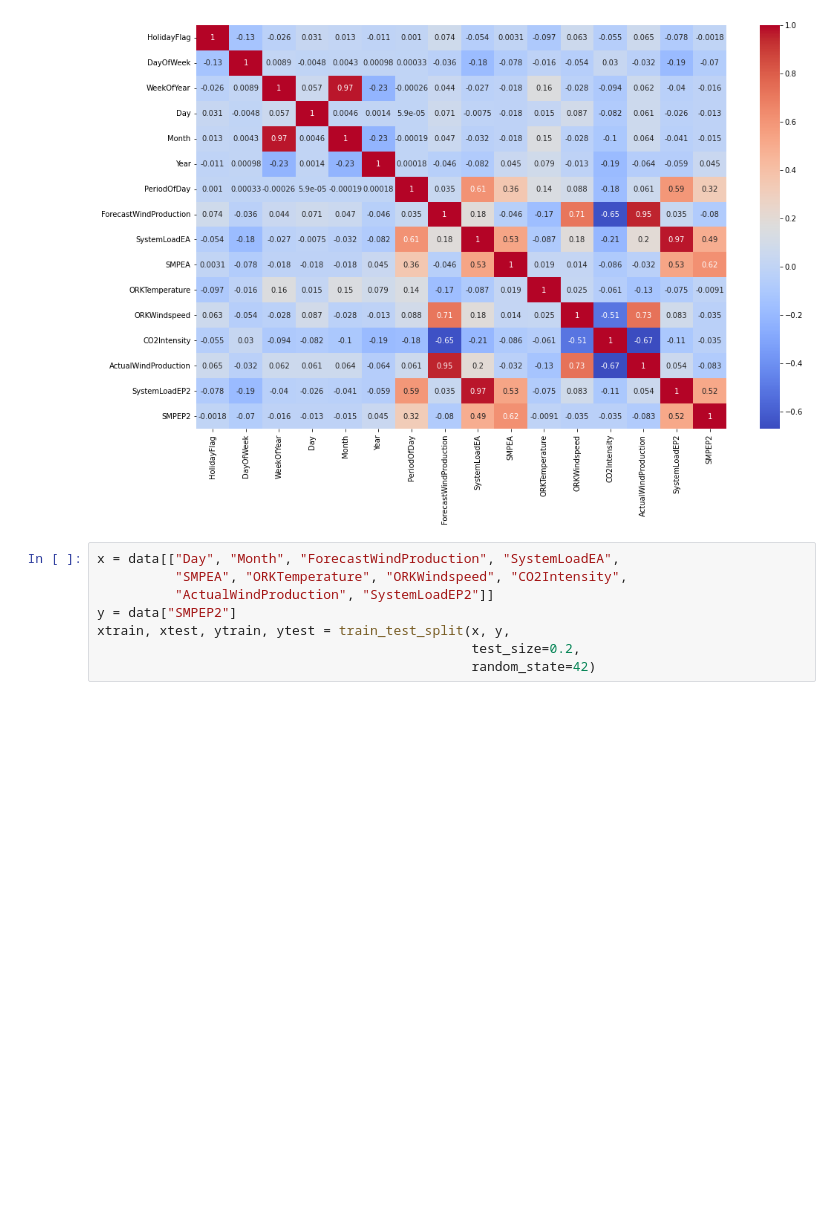
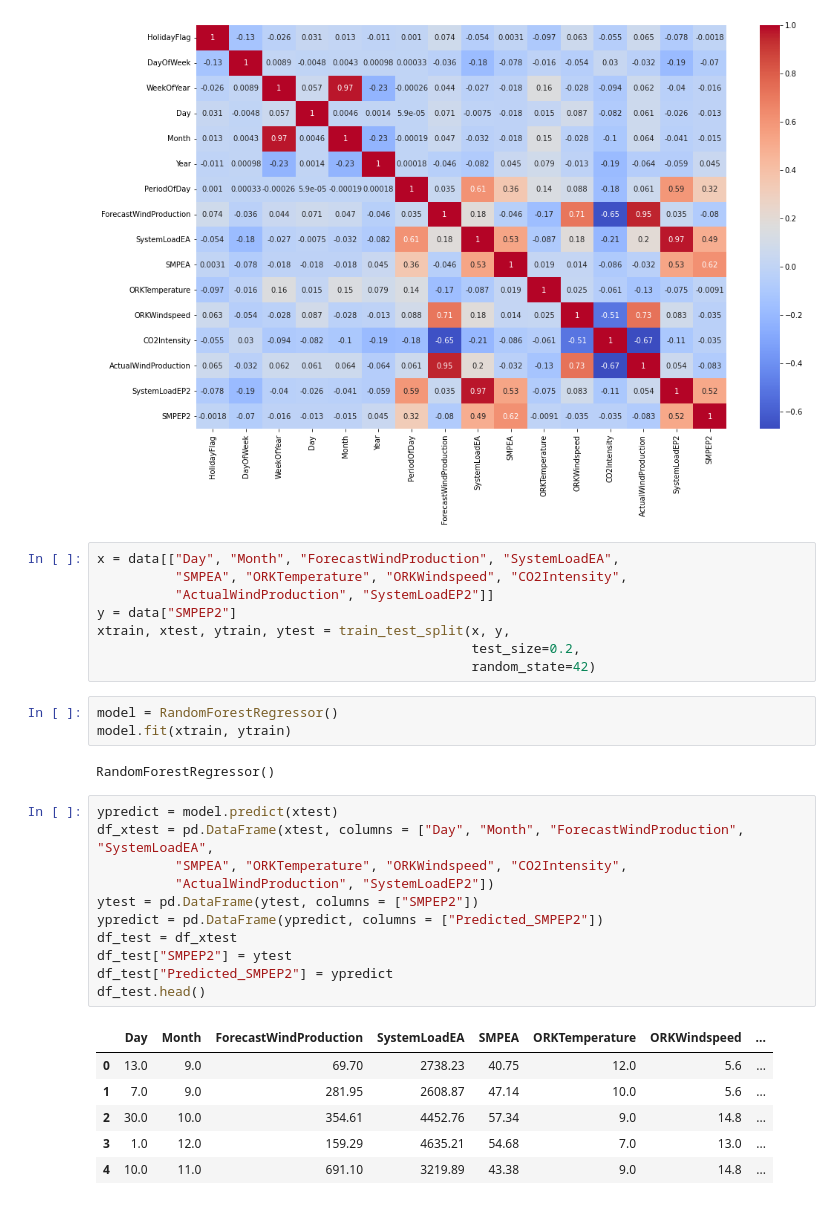
Before and after one commit to YGA04/DS-projects, a Jupyter notebook: Electricity price prediction/electricity_price.ipynb, the cells around one changed output. Drawn from its saved outputs; the diff is of its cells as text; blank space fills up the shorter version.

```diff
--- a/Electricity price prediction/electricity_price.ipynb
+++ b/Electricity price prediction/electricity_price.ipynb
@@ -118,3 +120,26 @@ y = data["SMPEP2"]
 xtrain, xtest, ytrain, ytest = train_test_split(x, y,
                                                 test_size=0.2,
                                                 random_state=42)
+# %%
+model = RandomForestRegressor()
+model.fit(xtrain, ytrain)
+# %% [output]
+RandomForestRegressor()
+# %%
+ypredict = model.predict(xtest)
+df_xtest = pd.DataFrame(xtest, columns = ["Day", "Month", "ForecastWindProduction", "SystemLoadEA",
+          "SMPEA", "ORKTemperature", "ORKWindspeed", "CO2Intensity",
+          "ActualWindProduction", "SystemLoadEP2"])
+ytest = pd.DataFrame(ytest, columns = ["SMPEP2"])
+ypredict = pd.DataFrame(ypredict, columns = ["Predicted_SMPEP2"])
+df_test = df_xtest
+df_test["SMPEP2"] = ytest
+df_test["Predicted_SMPEP2"] = ypredict
+df_test.head()
+# %% [output]
+|  | Day | Month | ForecastWindProduction | SystemLoadEA | SMPEA | ORKTemperature | ORKWindspeed | ... |
+| 0 | 13.0 | 9.0 | 69.70 | 2738.23 | 40.75 | 12.0 | 5.6 | ... |
+| 1 | 7.0 | 9.0 | 281.95 | 2608.87 | 47.14 | 10.0 | 5.6 | ... |
+| 2 | 30.0 | 10.0 | 354.61 | 4452.76 | 57.34 | 9.0 | 14.8 | ... |
+| 3 | 1.0 | 12.0 | 159.29 | 4635.21 | 54.68 | 7.0 | 13.0 | ... |
+| 4 | 10.0 | 11.0 | 691.10 | 3219.89 | 43.38 | 9.0 | 14.8 | ... |
```
Also changed, not shown: parts of 1 cell of this notebook.
